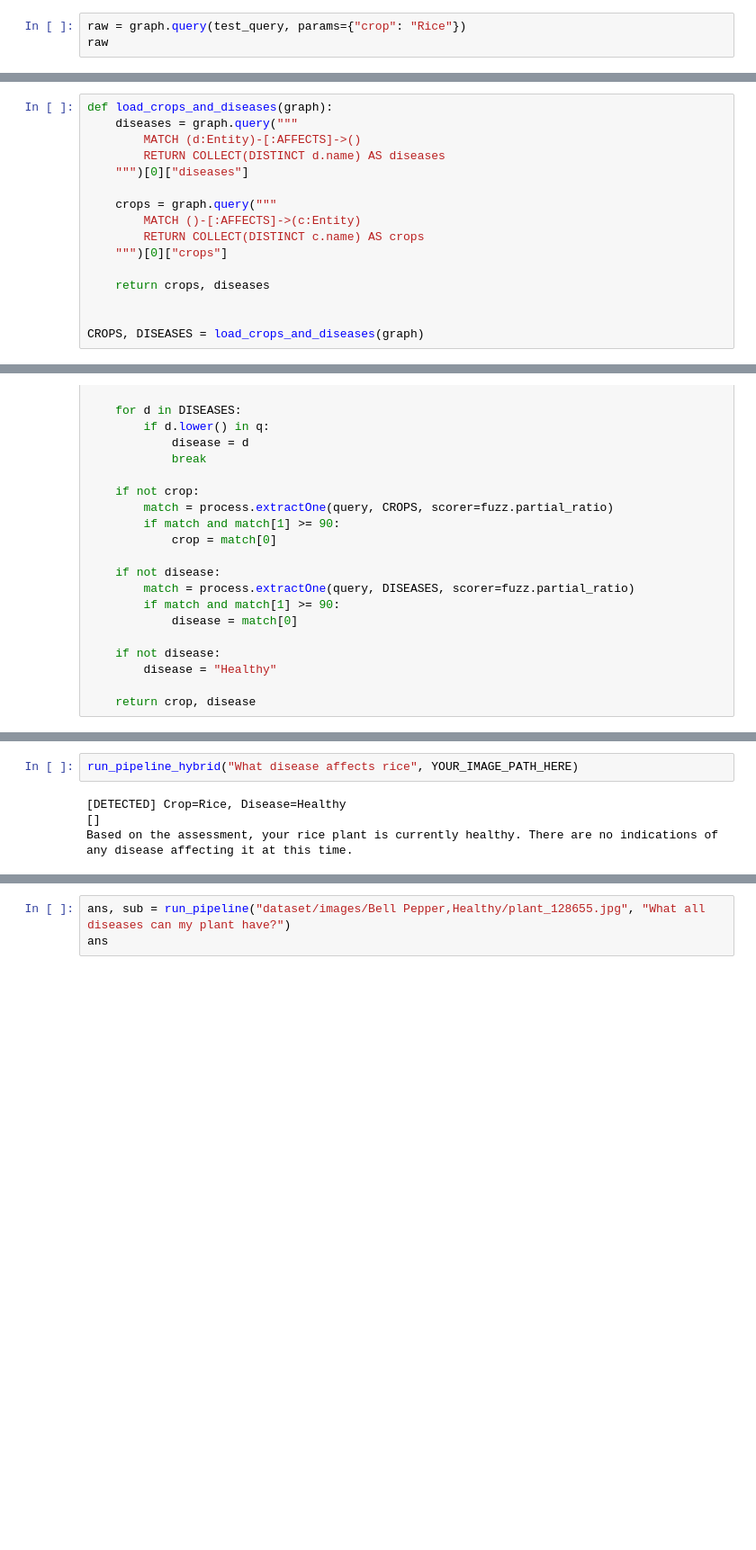
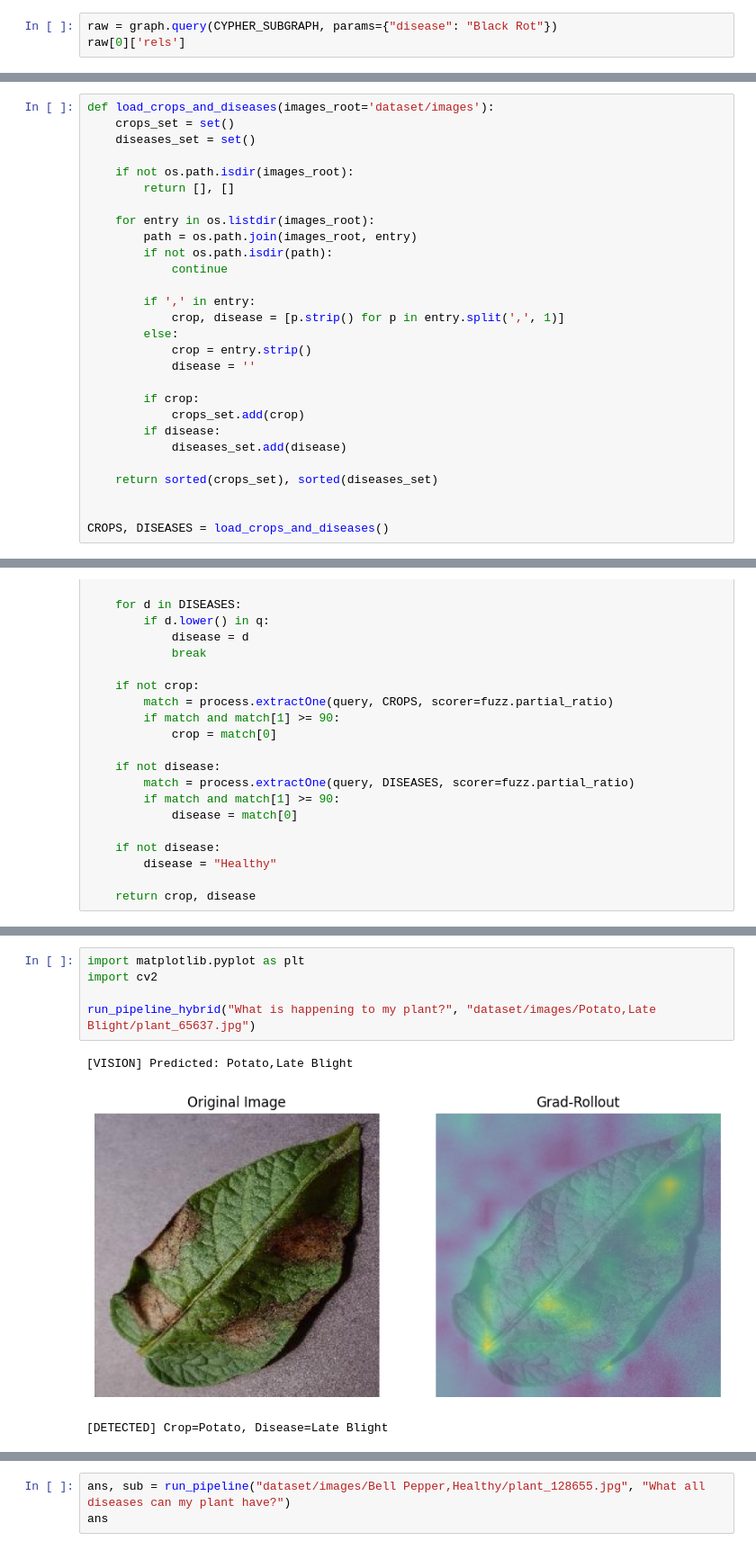
Before and after one commit to Armaan457/AgriVerse, a Jupyter notebook: evals.ipynb, the cells around one changed output, grey strips where cells are left out. Shown at 90% size. Cells and saved outputs as stored; diff of their text form; blank space fills up the shorter version.

Commit message:
text only pipeline done

```diff
--- a/evals.ipynb
+++ b/evals.ipynb
@@ -202,4 +193,4 @@ test_query = """
 # %%
-raw = graph.query(test_query, params={"crop": "Rice"})
-raw
+raw = graph.query(CYPHER_SUBGRAPH, params={"disease": "Black Rot"})
+raw[0]['rels']
 # %% [output]
@@ -328,18 +333,30 @@ Predicted class: 'Tomato,Healthy' (ID: 44)
 [figure]
 No.
 # %%
-def load_crops_and_diseases(graph):
-    diseases = graph.query("""
-        MATCH (d:Entity)-[:AFFECTS]->()
-        RETURN COLLECT(DISTINCT d.name) AS diseases
-    """)[0]["diseases"]
+def load_crops_and_diseases(images_root='dataset/images'):
+    crops_set = set()
+    diseases_set = set()
 
-    crops = graph.query("""
-        MATCH ()-[:AFFECTS]->(c:Entity)
-        RETURN COLLECT(DISTINCT c.name) AS crops
-    """)[0]["crops"]
+    if not os.path.isdir(images_root):
+        return [], []
 
-    return crops, diseases
+    for entry in os.listdir(images_root):
+        path = os.path.join(images_root, entry)
+        if not os.path.isdir(path):
+            continue
+
+        if ',' in entry:
+            crop, disease = [p.strip() for p in entry.split(',', 1)]
+        else:
+            crop = entry.strip()
+            disease = ''
+
+        if crop:
+            crops_set.add(crop)
+        if disease:
+            diseases_set.add(disease)
+
+    return sorted(crops_set), sorted(diseases_set)
 
 
-CROPS, DISEASES = load_crops_and_diseases(graph)
+CROPS, DISEASES = load_crops_and_diseases()
@@ -449,6 +527,9 @@ def run_pipeline_hybrid(YOUR_QUERY_HERE, YOUR_IMAGE_PATH_HERE=None):
 # %%
-run_pipeline_hybrid("What disease affects rice", YOUR_IMAGE_PATH_HERE)
+import matplotlib.pyplot as plt
+import cv2
+
+run_pipeline_hybrid("What is happening to my plant?", "dataset/images/Potato,Late Blight/plant_65637.jpg")
 # %% [output]
-[DETECTED] Crop=Rice, Disease=Healthy
-[]
-Based on the assessment, your rice plant is currently healthy. There are no indications of any disease affecting it at this time.
+[VISION] Predicted: Potato,Late Blight
+[figure, added]
+[DETECTED] Crop=Potato, Disease=Late Blight
```
Also changed, not shown: parts of 11 cells of this notebook, 4 other files.
